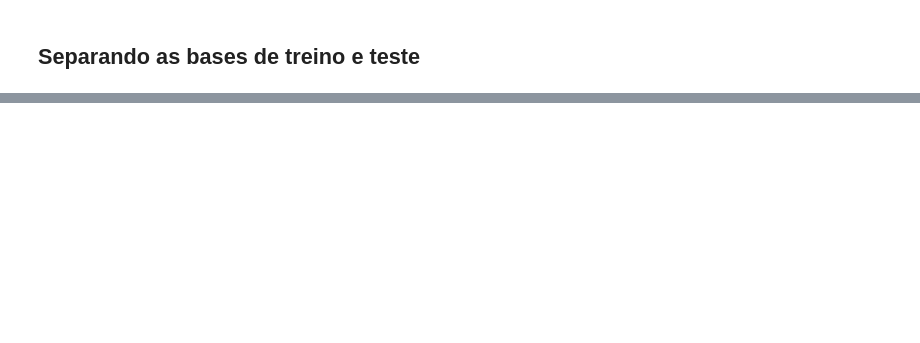
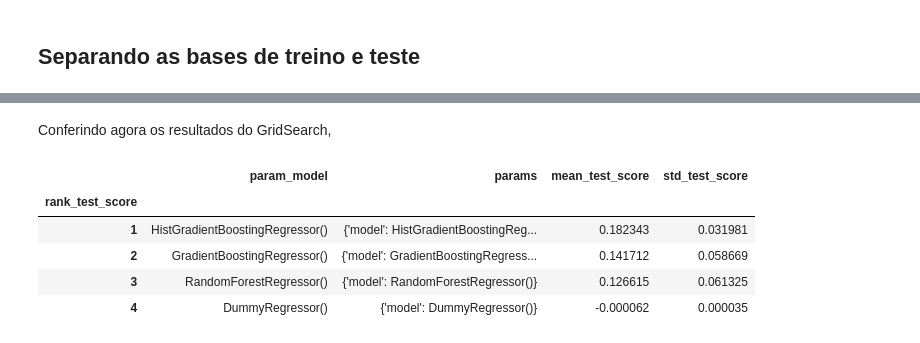
Before and after one commit to rfprates/LH_CD_RODRIGOPRATES, a Jupyter notebook: modelling/Modelling.ipynb, the cells around one changed output, grey strips where cells are left out. Cells and saved outputs as stored; diff of their text form; code cells hidden in the pictures; blank space fills up the shorter version.

Commit message:
modelling_fifth_version

```diff
--- a/modelling/Modelling.ipynb
+++ b/modelling/Modelling.ipynb
@@ -108,0 +356,6 @@ memory usage: 6.0+ MB
+# %%
+# Criando o modelo em pipeline
+model_pipeline = Pipeline(steps = [
+    ('preprocessor', preprocessor),
+    ('model', DummyRegressor())
+])
@@ -108,0 +366,10 @@ memory usage: 6.0+ MB
+# %%
+# parâmetros
+params = {
+    'model':[
+        DummyRegressor(),
+        RandomForestRegressor(),
+        GradientBoostingRegressor(),
+        HistGradientBoostingRegressor()
+    ]
+}
@@ -108,0 +378,3 @@ memory usage: 6.0+ MB
+# %%
+# Utlizando o GridSearch dentro do pipeline para testar vários modelos de uma só vez
+grid_model = GridSearchCV(estimator = model_pipeline, param_grid = params, cv = 5, scoring = 'r2', verbose = 1)
@@ -108,0 +383,2 @@ memory usage: 6.0+ MB
+# %%
+grid_model.fit(X_train, y_train)
@@ -108,0 +404,12 @@ memory usage: 6.0+ MB
+# %% [markdown]
+Conferindo agora os resultados do GridSearch,
+# %%
+df_cv_results = pd.DataFrame(grid_model.cv_results_).set_index('rank_test_score').sort_index()
+df_cv_results.loc[:,~df_cv_results.columns.str.contains('split|time')]
+# %% [output]
+|  | param_model | params | mean_test_score | std_test_score |
+| rank_test_score |  |  |  |  |
+| 1 | HistGradientBoostingRegressor() | {'model': HistGradientBoostingReg... | 0.182343 | 0.031981 |
+| 2 | GradientBoostingRegressor() | {'model': GradientBoostingRegress... | 0.141712 | 0.058669 |
+| 3 | RandomForestRegressor() | {'model': RandomForestRegressor()} | 0.126615 | 0.061325 |
+| 4 | DummyRegressor() | {'model': DummyRegressor()} | -0.000062 | 0.000035 |
```
Also changed, not shown: parts of 38 cells of this notebook.
